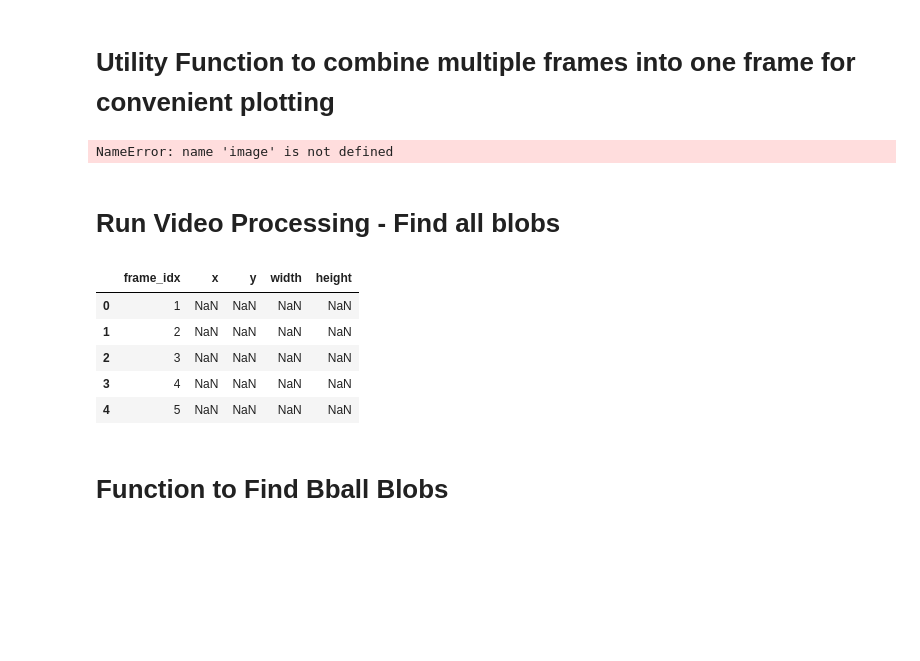
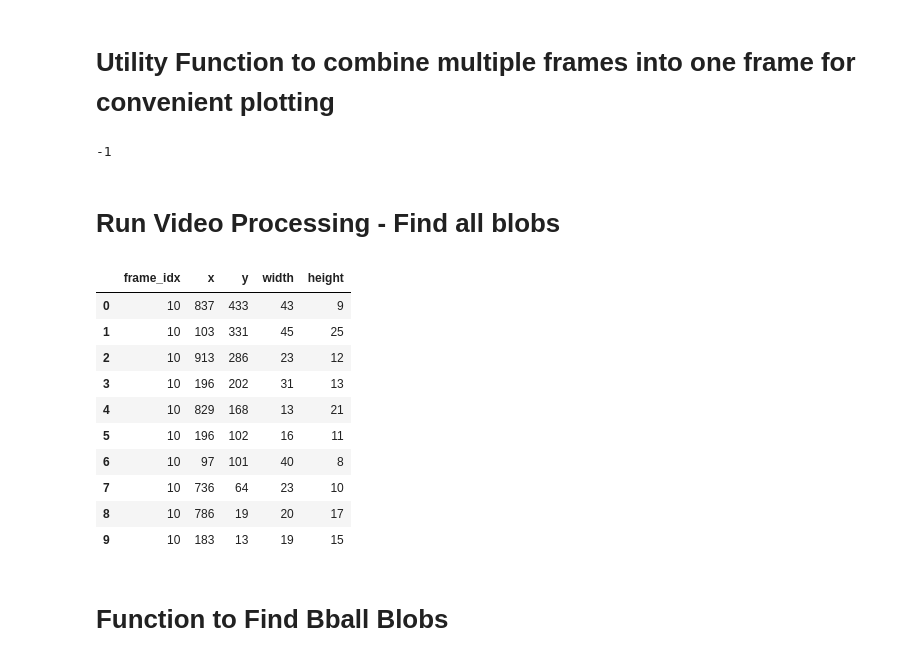
Before and after one commit to icarusoars/bball-shot-tracker, a Jupyter notebook: notebooks/03_detect_shot.ipynb, the cells around one changed output. Saved outputs shown, nothing was run; the diff lists cells and outputs as text; code cells hidden in the pictures; blank space fills up the shorter version.

```diff
--- a/notebooks/03_detect_shot.ipynb
+++ b/notebooks/03_detect_shot.ipynb
@@ -212,7 +203,7 @@ def get_blobs(frame, output):
     cnts = cv2.findContours(frame, cv2.RETR_EXTERNAL, cv2.CHAIN_APPROX_SIMPLE)
     cnts = imutils.grab_contours(cnts)
 
-    blobs_info = {}
+    blobs_info = []
 
     # loop over the contours
     for c in cnts:
@@ -224,7 +215,11 @@ def get_blobs(frame, output):
         (x, y, w, h) = cv2.boundingRect(c)
         cv2.rectangle(output, (x, y), (x + w, y + h), (0, 255, 0), 2)
 
-        blobs_info['x'], blobs_info['y'] = x, y
-        blobs_info['width'], blobs_info['height'] = w, h
+        # store blobs information into list of dictionaries
+        b_info = {}
+        b_info['x'], b_info['y'] = x, y
+        b_info['width'], b_info['height'] = w, h
+
+        blobs_info.append(b_info)
 
     return output, blobs_info
@@ -237,3 +226,17 @@ blkah.shape
+# %%
+def opening(frame):
+
+    kernel = np.ones((5,5),np.uint8)
+    closing = cv2.morphologyEx(frame, cv2.MORPH_OPEN, kernel)
+
+    return closing
+# %%
+def closing(frame):
+
+    kernel = np.ones((15,15),np.uint8)
+    closing = cv2.morphologyEx(frame, cv2.MORPH_CLOSE, kernel)
+
+    return closing
 # %% [markdown]
 # Utility Function to combine multiple frames into one frame for convenient plotting
 # %%
@@ -268,8 +271,10 @@ combined = combine_frames(grid_size = (2,3), frames = frames, combined_width = 1
 
 cv2.imshow("Combined frames", combined)
 cv2.waitKey(0)
+cv2.destroyAllWindows()
+cv2.waitKey(1)
 # %% [output]
-NameError: name 'image' is not defined
+-1
 # %% [markdown]
 # Run Video Processing - Find all blobs
 # %%
@@ -340,17 +365,24 @@ def find_blobs(video):
     return blobs_df, (width, height)
 # %%
-video = cv2.VideoCapture("../data/shooting_vids/shooting6.mp4")
+video = cv2.VideoCapture("../data/shooting_vids/shooting3.mp4")
+# video = cv2.VideoCapture("../data/shooting_vids/steph_curry.mp4")
 
 blobs_df, frame_dim = find_blobs(video)
+# blobs_df.to_csv("blobs_df.csv")
 # %%
-blobs_df.head()
+blobs_df.head(10)
 # %% [output]
 |  | frame_idx | x | y | width | height |
-| 0 | 1 | NaN | NaN | NaN | NaN |
-| 1 | 2 | NaN | NaN | NaN | NaN |
-| 2 | 3 | NaN | NaN | NaN | NaN |
-| 3 | 4 | NaN | NaN | NaN | NaN |
-| 4 | 5 | NaN | NaN | NaN | NaN |
+| 0 | 10 | 837 | 433 | 43 | 9 |
+| 1 | 10 | 103 | 331 | 45 | 25 |
+| 2 | 10 | 913 | 286 | 23 | 12 |
+| 3 | 10 | 196 | 202 | 31 | 13 |
+| 4 | 10 | 829 | 168 | 13 | 21 |
+| 5 | 10 | 196 | 102 | 16 | 11 |
+| 6 | 10 | 97 | 101 | 40 | 8 |
+| 7 | 10 | 736 | 64 | 23 | 10 |
+| 8 | 10 | 786 | 19 | 20 | 17 |
+| 9 | 10 | 183 | 13 | 19 | 15 |
 # %% [markdown]
 # Function to Find Bball Blobs
 # %%
```
Also changed, not shown: parts of 28 cells of this notebook, 22 other files.
